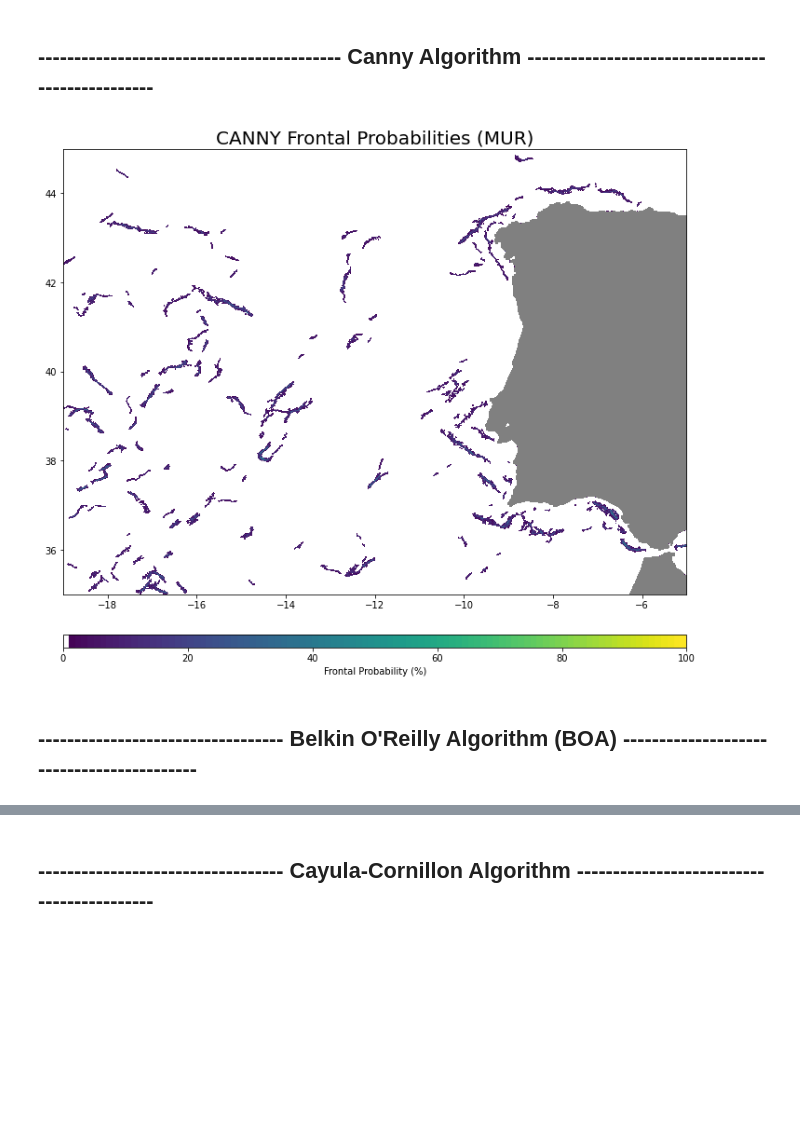
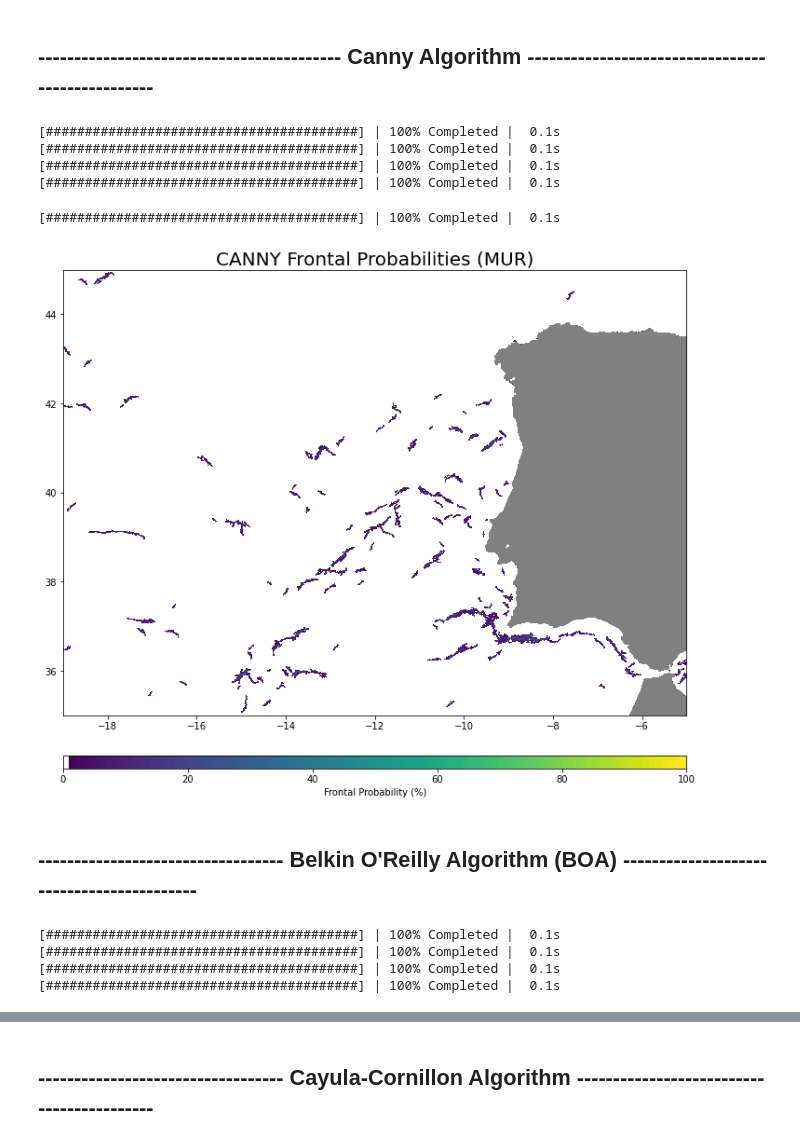
Before and after one commit to CoLAB-ATLANTIC/JUNO, a Jupyter notebook: notebooks/MUR_frontal_probability.ipynb, the cells around one changed output, grey strips where cells are left out. Drawn from its saved outputs; the diff is of its cells as text; code cells hidden in the pictures; blank space fills up the shorter version.

```diff
--- a/notebooks/MUR_frontal_probability.ipynb
+++ b/notebooks/MUR_frontal_probability.ipynb
@@ -197,0 +414,21 @@ Attributes: (12/47)
+# %%
+def get_data(nc_name):
+
+    """
+    Function to get our merged_data.nc (netCDF file that is stored in the MUR_seasonal_data folder)
+    and convert it to an xarray. The nc_name parameter is the string name of the netCDF file we want to import
+    """
+
+    base_path = os.getcwd()
+    data_folder = os.path.join(base_path, "../data/MUR_seasonal_data")
+
+    file_path = os.path.join(data_folder, nc_name)
+
+    xarray_mur = xr.open_mfdataset(file_path, engine='netcdf4')
+
+    #convert temperature from Kelvin to Celsius
+    xarray_mur['analysed_sst'] = xarray_mur['analysed_sst'] - 273.15
+
+    return xarray_mur
+# %%
+xarray_mur = get_data(nc_name = "merged_data.nc")
@@ -277,10 +552,10 @@ def canny_frontal_prob_visualization(data_xarray, fp_canny, vmin=None, vmax=None
 
     fp = np.ma.masked_where(mask_dilated==255, fp)
 
-    lat_max = xarray_test['lat'].values.max()
-    lat_min = xarray_test['lat'].values.min()
-    lon_max = xarray_test['lon'].values.max()
-    lon_min = xarray_test['lon'].values.min()
+    lat_max = data_xarray['lat'].values.max()
+    lat_min = data_xarray['lat'].values.min()
+    lon_max = data_xarray['lon'].values.max()
+    lon_min = data_xarray['lon'].values.min()
 
 
     #Visualization purposes: continenal area in gray, and pixels with value=0 in white
@@ -298,11 +573,17 @@ def canny_frontal_prob_visualization(data_xarray, fp_canny, vmin=None, vmax=None
     plt.savefig(os.path.join(base_path, '../data/MUR_seasonal_images/CANNY_frontal_prob.jpg'))
 # %%
 ## Get the array with the Frontal Probabilities
-fp_canny = frontal_prob_canny(xarray_test, Tmin=200, Tmax=300, sigma=5, apertureSize=5)
+fp_canny = frontal_prob_canny(xarray_mur, Tmin=200, Tmax=300, sigma=5, apertureSize=5)
+# %% [output]
+[########################################] | 100% Completed |  0.1s
+[########################################] | 100% Completed |  0.1s
+[########################################] | 100% Completed |  0.1s
+[########################################] | 100% Completed |  0.1s
 # %%
-canny_frontal_prob_visualization(xarray_test, fp_canny=fp_canny, vmin=None, vmax=None)
+canny_frontal_prob_visualization(xarray_mur, fp_canny=fp_canny, vmin=None, vmax=None)
 # %% [output]
+[########################################] | 100% Completed |  0.1s
-[figure, old version]
+[figure, new version]
 # %% [markdown]
 ## ---------------------------------- Belkin O'Reilly Algorithm (BOA)  ------------------------------------------
 # %%
@@ -393,5 +674,10 @@ def boa_frontal_prob_visualization(data_xarray, fp_boa, vmin=None, vmax=None):
     plt.title("BOA Frontal Probabilities (MUR)", fontsize=20)
     plt.savefig(os.path.join(base_path, '../data/MUR_seasonal_images/BOA_frontal_prob.jpg'))
 # %%
-boa_f = frontal_prob_boa(xarray_test, threshold=0.05)
+boa_f = frontal_prob_boa(xarray_mur, threshold=0.05)
+# %% [output]
+[########################################] | 100% Completed |  0.1s
+[########################################] | 100% Completed |  0.1s
+[########################################] | 100% Completed |  0.1s
+[########################################] | 100% Completed |  0.1s
 # %%
```
Also changed, not shown: parts of 20 cells of this notebook, 1 other file.
